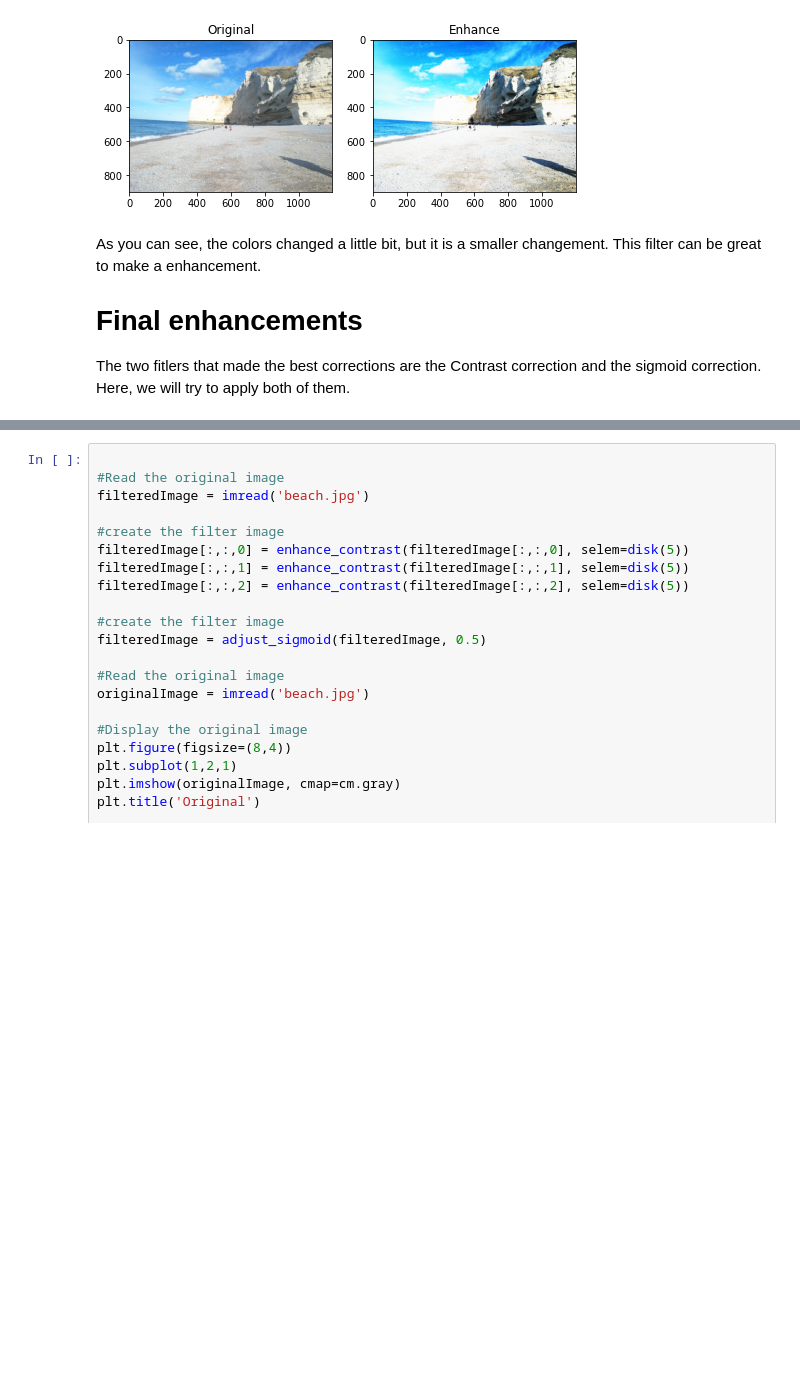
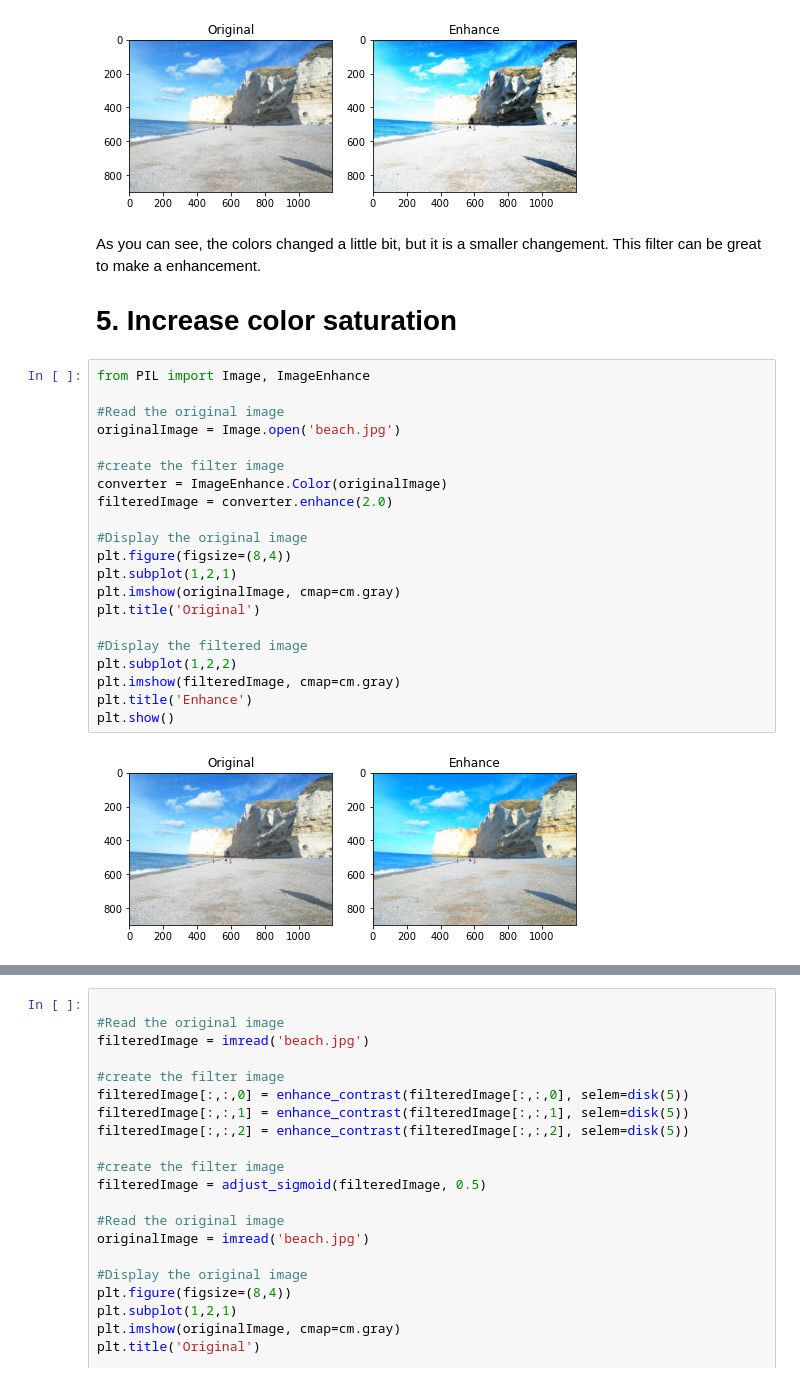
Before and after one commit to AstridSoumoy/INFO-H500-Module-2, a Jupyter notebook: Picture_enhancement.ipynb, the cells around one changed output, grey strips where cells are left out. Drawn from its saved outputs; the diff is of its cells as text; blank space fills up the shorter version.

```diff
--- a/Picture_enhancement.ipynb
+++ b/Picture_enhancement.ipynb
@@ -282,5 +282,27 @@ plt.show()
 # %% [markdown]
 As you can see, the colors changed a little bit, but it is a smaller changement. This filter can be great to make a enhancement.
 
-# Final enhancements
-The two fitlers that made the best corrections are the Contrast correction and the sigmoid correction. Here, we will try to apply both of them.
+# 5. Increase color saturation
+# %%
+from PIL import Image, ImageEnhance
+
+#Read the original image
+originalImage = Image.open('beach.jpg')
+
+#create the filter image
+converter = ImageEnhance.Color(originalImage)
+filteredImage = converter.enhance(2.0)
+
+#Display the original image
+plt.figure(figsize=(8,4))
+plt.subplot(1,2,1)
+plt.imshow(originalImage, cmap=cm.gray)
+plt.title('Original')
+
+#Display the filtered image
+plt.subplot(1,2,2)
+plt.imshow(filteredImage, cmap=cm.gray)
+plt.title('Enhance')
+plt.show()
+# %% [output]
+[figure, added]
```
Also changed, not shown: parts of 3 cells of this notebook.
